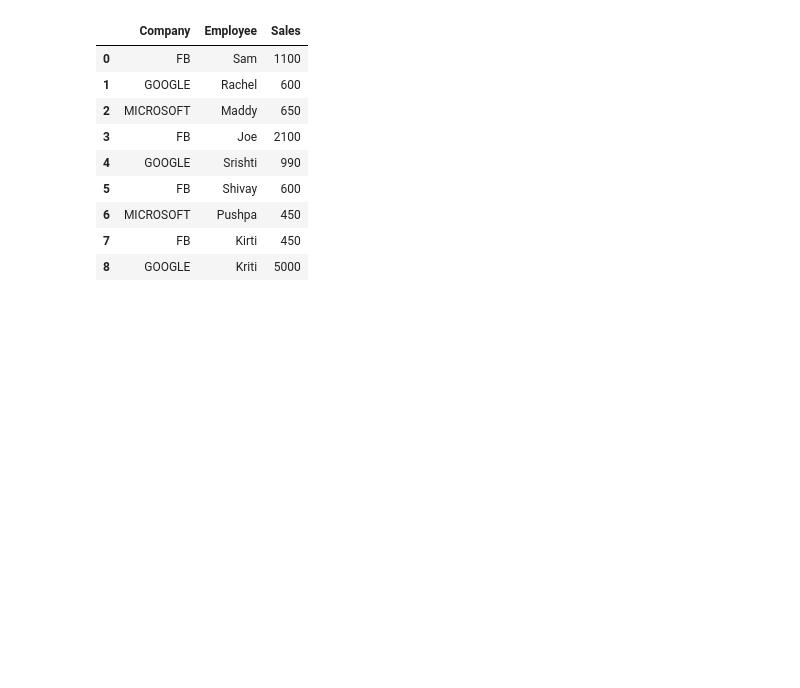
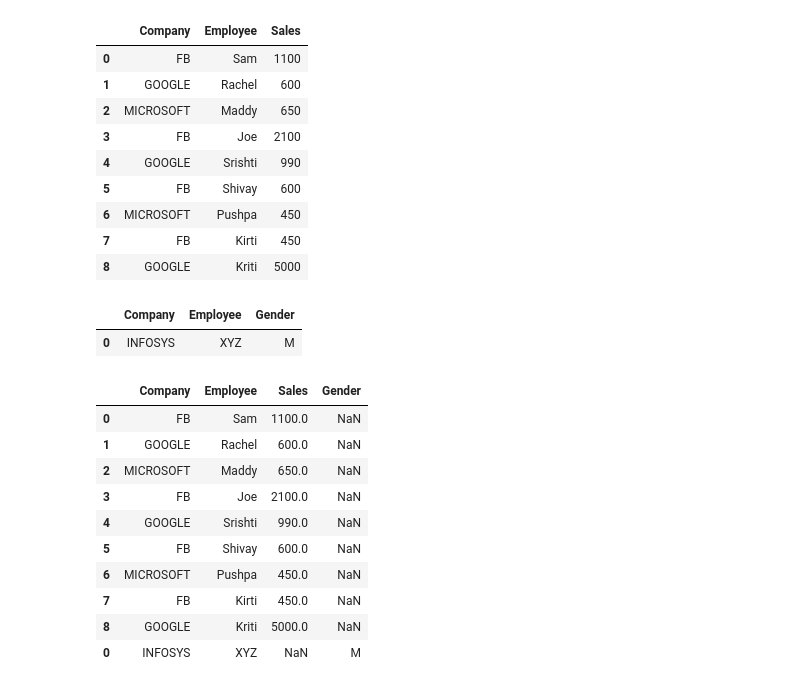
Before and after one commit to kriti-ixix/ai-1030, a Jupyter notebook: data analytics/pandas.ipynb, the cells around one changed output. Drawn from its saved outputs; the diff is of its cells as text; code cells hidden in the pictures; blank space fills up the shorter version.

Commit message:
extras with concatenation & dropping

```diff
--- a/data analytics/pandas.ipynb
+++ b/data analytics/pandas.ipynb
@@ -552,3 +551,23 @@ df
 | 6 | MICROSOFT | Pushpa | 450 |
 | 7 | FB | Kirti | 450 |
 | 8 | GOOGLE | Kriti | 5000 |
+# %%
+another_employee = pd.DataFrame({'Company':['INFOSYS'], 'Employee':['XYZ'], 'Gender':['M']})
+another_employee
+# %% [output]
+|  | Company | Employee | Gender |
+| 0 | INFOSYS | XYZ | M |
+# %%
+pd.concat([df, another_employee])
+# %% [output]
+|  | Company | Employee | Sales | Gender |
+| 0 | FB | Sam | 1100.0 | NaN |
+| 1 | GOOGLE | Rachel | 600.0 | NaN |
+| 2 | MICROSOFT | Maddy | 650.0 | NaN |
+| 3 | FB | Joe | 2100.0 | NaN |
+| 4 | GOOGLE | Srishti | 990.0 | NaN |
+| 5 | FB | Shivay | 600.0 | NaN |
+| 6 | MICROSOFT | Pushpa | 450.0 | NaN |
+| 7 | FB | Kirti | 450.0 | NaN |
+| 8 | GOOGLE | Kriti | 5000.0 | NaN |
+| 0 | INFOSYS | XYZ | NaN | M |
```
Also changed, not shown: parts of 29 cells of this notebook.
